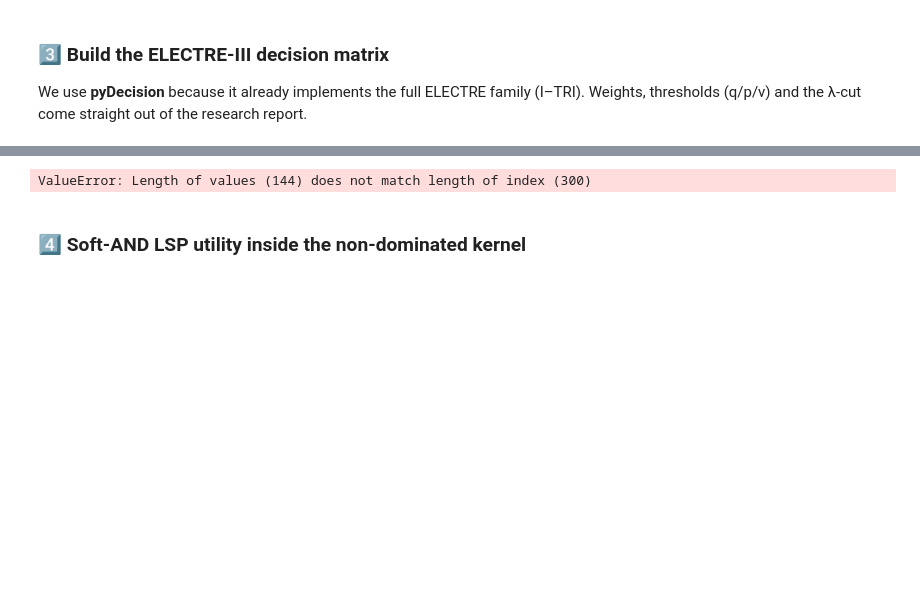
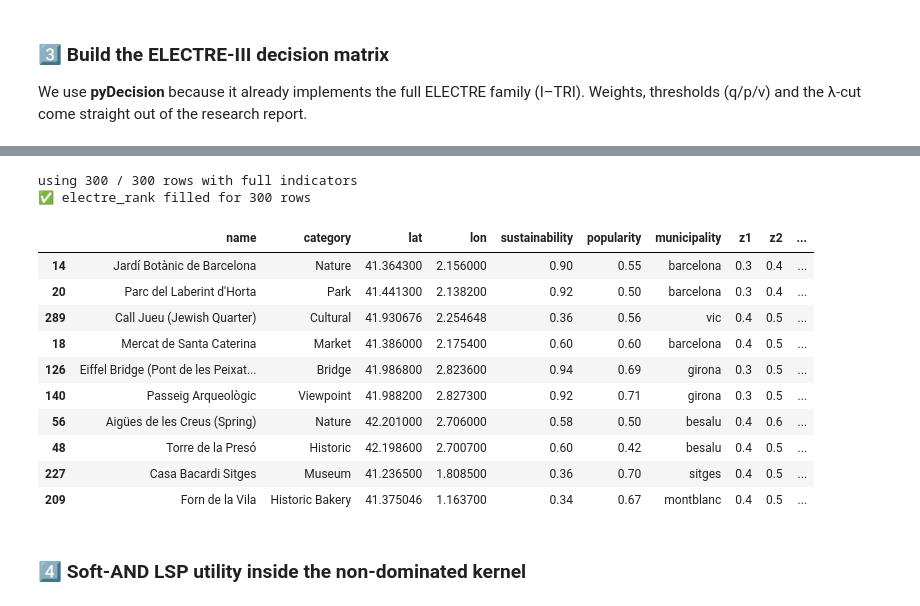
Before and after one commit to Vicara12/MAI_AIS_Tourism_demo, a Jupyter notebook: src/GreenExplorer_MCDA_demo.ipynb, the cells around one changed output, grey strips where cells are left out. Drawn from its saved outputs; the diff is of its cells as text; code cells hidden in the pictures; blank space fills up the shorter version.

```diff
--- a/src/GreenExplorer_MCDA_demo.ipynb
+++ b/src/GreenExplorer_MCDA_demo.ipynb
@@ -124,25 +144,64 @@ Weights, thresholds (q/p/v) and the λ‑cut come straight out of the research
 # %%
-# Decision matrix: rows = POIs, columns = criteria
-criteria = [f'z{i}' for i in range(1,8)]  # z7 will be preference‑fit; stub as popularity for now
-df['z7'] = df['popularity']               # placeholder until you plug real user/group utility
-matrix = df[criteria].to_numpy()
+import numpy as np, pandas as pd
+from pyDecision.algorithm import electre_iii
 
-weights = np.array([0.08, 0.12, 0.05, 0.10, 0.10, 0.05, 0.50])
-types   = np.array([ -1,  -1,   1,   1,  -1,   1,   1])      # ‑1 = cost, +1 = benefit
+# 1 ── criteria present in the dataframe
+criteria = [f"z{i}" for i in range(1, 8)]
 
-P = np.full(7, 0.20)          # preference
-Q = np.full(7, 0.05)          # indifference
-V = np.full(7, 0.50)          # veto
-W = weights                   # same w as before
+# 2 ── keep only rows that have the full indicator set
+df_valid = df.dropna(subset=criteria).copy()
+print(f"using {len(df_valid)} / {len(df)} rows with full indicators")
 
-# 2. Run ELECTRE-III
-g_conc, credibility, rank_D, rank_A, rank_N, rank_P = electre_iii(
-        matrix, P=P, Q=Q, V=V, W=W, graph=False)
+# 3 ── decision matrix (invert the three COST criteria → benefit form)
+M = df_valid[criteria].to_numpy(float)
 
-# 3. Attach descending-rank (rank_D) to the DataFrame
-df["electre_rank"] = pd.Series(rank_D, index=df.index)
+cost_idx = [0, 1, 4]                    # z1 (CO₂), z2 (overtourism), z5
+M[:, cost_idx] = 1.0 - M[:, cost_idx]   # bigger = better for everything
+
+# 4 ── ELECTRE-III parameters (same semantics as in the paper)
+Q = np.full(7, 0.05)                    # indifference threshold
+P = np.full(7, 0.20)                    # preference threshold
+V = np.full(7, 0.50)                    # veto threshold
+
+W = np.array([                          # weights from Table 6 (sum = 1)
+    0.15, 0.12, 0.08,   # P1  Environment
+    0.25,               # P2  Socio-economic
+    0.20,               # P3  Culture
+    0.10, 0.10 ])       # P4  Accessibility + Preference-fit
+
+# 5 ── run ELECTRE-III
+glob_C, cred, rank_D, *_ = electre_iii(M, P=P, Q=Q, V=V, W=W, graph=False)
+
+# 6 ── convert labels “a1 … aN” → original dataframe indices
+rank_map = {}                                 # df index → ordinal rank
+
+for pos, tied_block in enumerate(rank_D, start=1):   # rank_D is descending
+    labels = [lbl.strip() for lbl in tied_block.split(';')]
+    for lbl in labels:                               # unpack ties
+        alt_idx = int(lbl[1:]) - 1                   # "a19" → 18
+        df_index = df_valid.index[alt_idx]           # original row label
+        rank_map[df_index] = pos                     # same rank for all ties
+
+# 7 ── write back
+df["electre_rank"] = np.nan
+df.loc[list(rank_map.keys()), "electre_rank"] = pd.Series(rank_map, dtype=float)
+
+print("✅ electre_rank filled for",
+      df["electre_rank"].notna().sum(), "rows")
 df.sort_values("electre_rank").head(10)
 # %% [output]
-ValueError: Length of values (144) does not match length of index (300)
+using 300 / 300 rows with full indicators
+✅ electre_rank filled for 300 rows
+|  | name | category | lat | lon | sustainability | popularity | municipality | z1 | z2 | ... |
+| 14 | Jardí Botànic de Barcelona | Nature | 41.364300 | 2.156000 | 0.90 | 0.55 | barcelona | 0.3 | 0.4 | ... |
+| 20 | Parc del Laberint d'Horta | Park | 41.441300 | 2.138200 | 0.92 | 0.50 | barcelona | 0.3 | 0.4 | ... |
+| 289 | Call Jueu (Jewish Quarter) | Cultural | 41.930676 | 2.254648 | 0.36 | 0.56 | vic | 0.4 | 0.5 | ... |
+| 18 | Mercat de Santa Caterina | Market | 41.386000 | 2.175400 | 0.60 | 0.60 | barcelona | 0.4 | 0.5 | ... |
+| 126 | Eiffel Bridge (Pont de les Peixat... | Bridge | 41.986800 | 2.823600 | 0.94 | 0.69 | girona | 0.3 | 0.5 | ... |
+| 140 | Passeig Arqueològic | Viewpoint | 41.988200 | 2.827300 | 0.92 | 0.71 | girona | 0.3 | 0.5 | ... |
+| 56 | Aigües de les Creus (Spring) | Nature | 42.201000 | 2.706000 | 0.58 | 0.50 | besalu | 0.4 | 0.6 | ... |
+| 48 | Torre de la Presó | Historic | 42.198600 | 2.700700 | 0.60 | 0.42 | besalu | 0.4 | 0.5 | ... |
+| 227 | Casa Bacardi Sitges | Museum | 41.236500 | 1.808500 | 0.36 | 0.70 | sitges | 0.4 | 0.5 | ... |
+| 209 | Forn de la Vila | Historic Bakery | 41.375046 | 1.163700 | 0.34 | 0.67 | montblanc | 0.4 | 0.5 | ... |
 # %% [markdown]
 ### 4️⃣ Soft‑AND LSP utility inside the non‑dominated kernel
```
Also changed, not shown: parts of 10 cells of this notebook.
